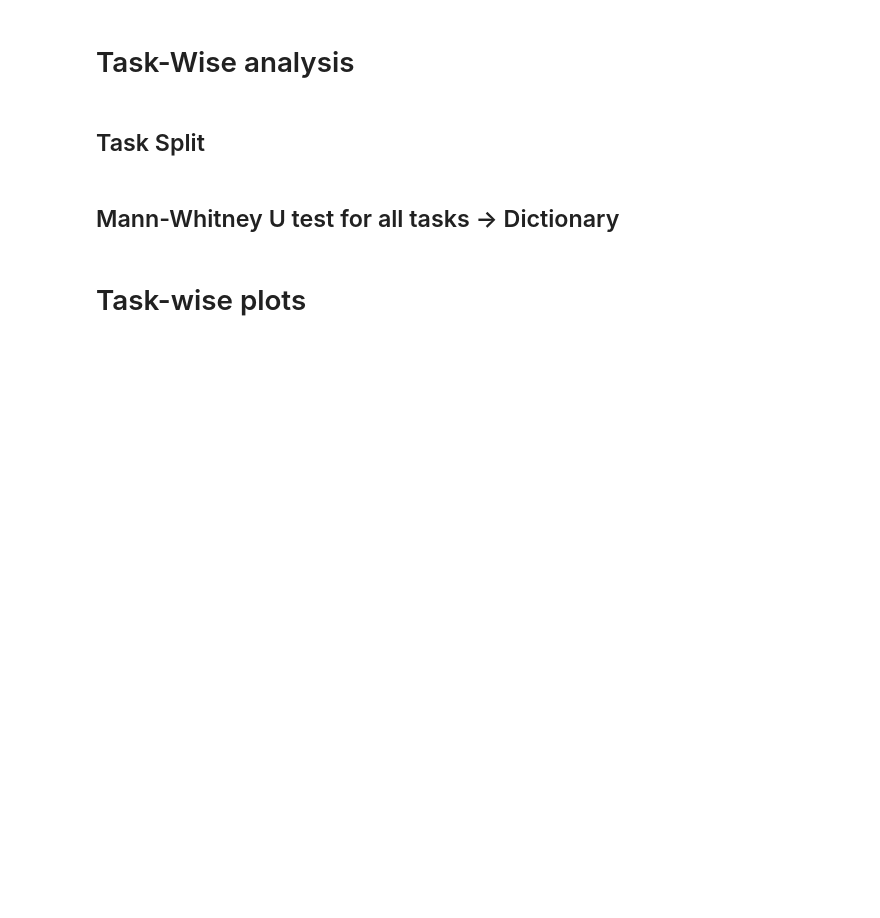
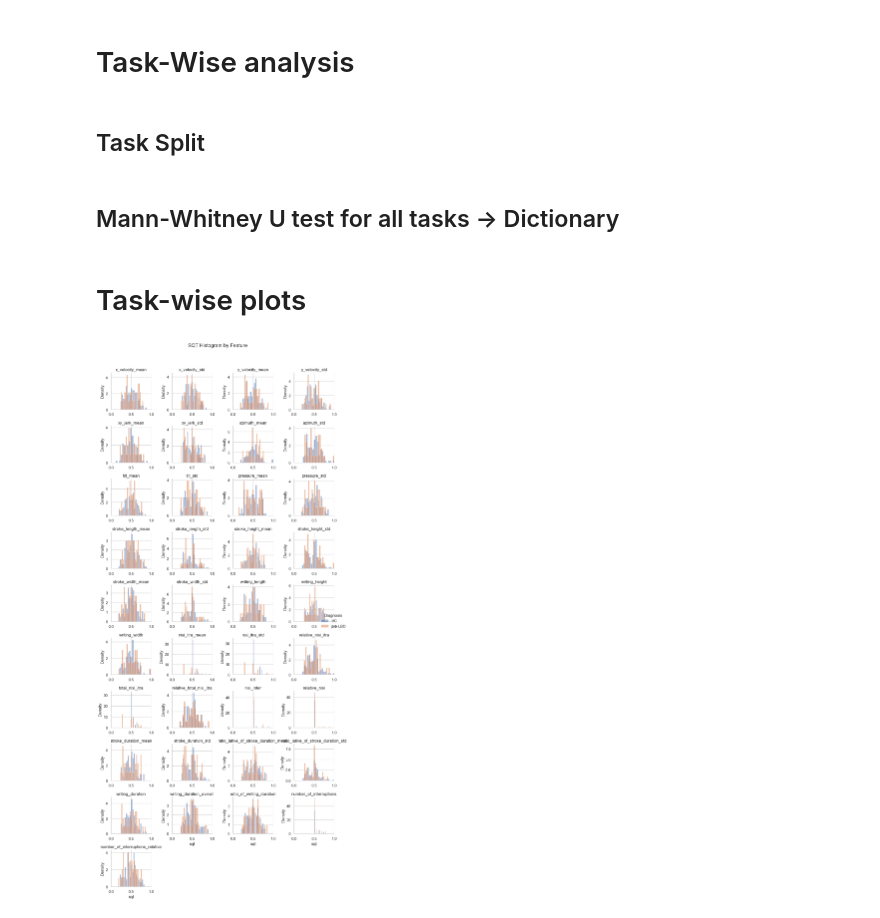
Before and after one commit to RichardLadislav/DOLPHIN-NDD_diagnostic, a Jupyter notebook: handcrafted_features_extraction/hf_analysis_refactor.ipynb, the cells around one changed output. Drawn from its saved outputs; the diff is of its cells as text; code cells hidden in the pictures; blank space fills up the shorter version.

Commit message:
histogram plot bug fixed

```diff
--- a/handcrafted_features_extraction/hf_analysis_refactor.ipynb
+++ b/handcrafted_features_extraction/hf_analysis_refactor.ipynb
@@ -854,4 +932,6 @@ def plot_sqt_kde_from_long(sqt_long):
     plt.tight_layout()
     plt.show()
 # %%
-plot_sqt_kde_from_long(sqt_long_10_1)
+plot_sqt_histogram(sqt_long_10_1)
+# %% [output]
+[figure, added]
```
Also changed, not shown: parts of 5 cells of this notebook.
